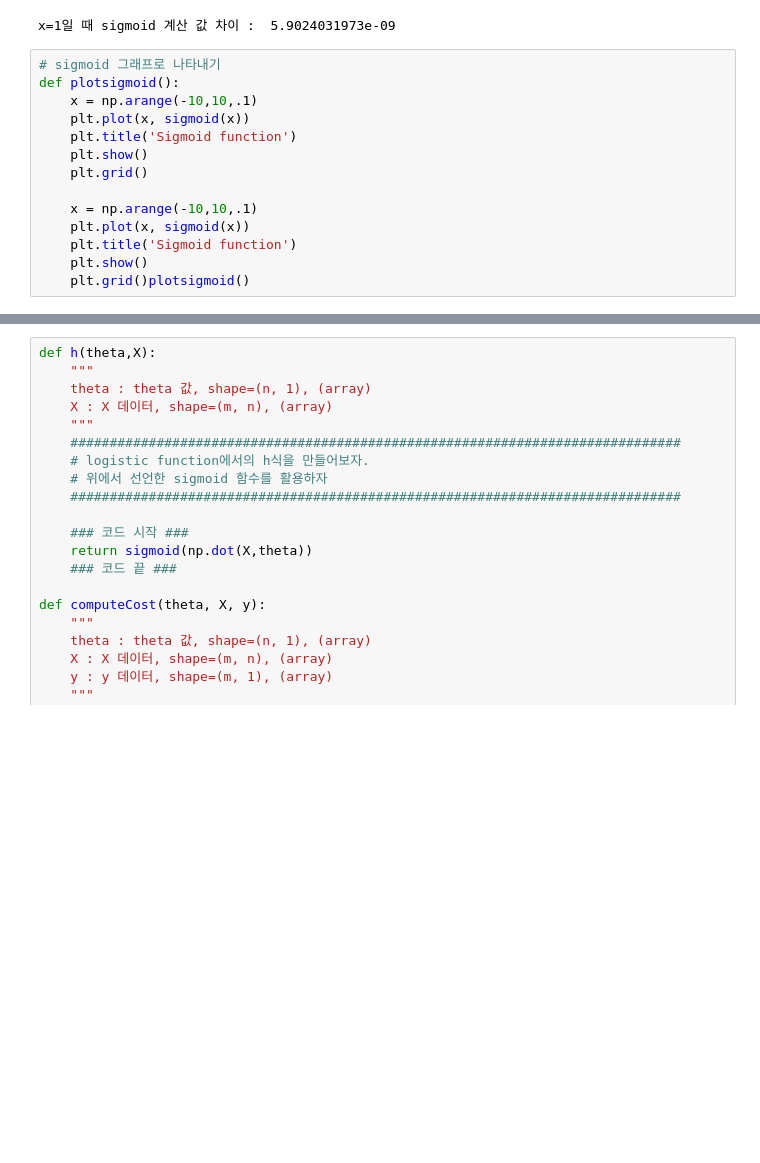
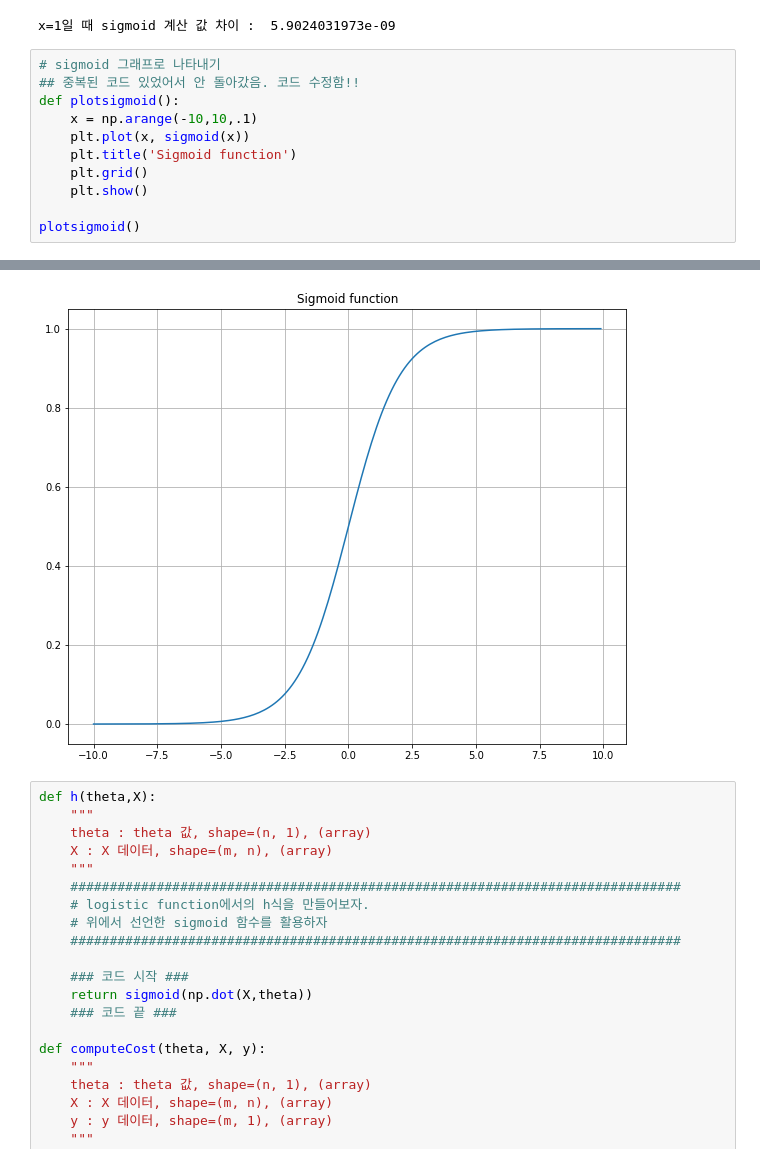
Before and after one commit to kymkh0902/studyroom, a Jupyter notebook: Lecture/Machine learning/Code/ex2/ex2.ipynb, the cells around one changed output, grey strips where cells are left out. Saved outputs shown, nothing was run; the diff lists cells and outputs as text; blank space fills up the shorter version.

```diff
--- a/Lecture/Machine learning/Code/ex2/ex2.ipynb
+++ b/Lecture/Machine learning/Code/ex2/ex2.ipynb
@@ -104,16 +107,13 @@ print("x=1일 때 sigmoid 계산 값 차이 : ", rel_error(sigmoid(1), 0.7310585
 x=1일 때 sigmoid 계산 값 차이 :  5.9024031973e-09
 # %%
 # sigmoid 그래프로 나타내기
+## 중복된 코드 있었어서 안 돌아갔음. 코드 수정함!!
 def plotsigmoid():
     x = np.arange(-10,10,.1)
     plt.plot(x, sigmoid(x))
     plt.title('Sigmoid function')
+    plt.grid()
     plt.show()
-    plt.grid()
 
-    x = np.arange(-10,10,.1)
-    plt.plot(x, sigmoid(x))
-    plt.title('Sigmoid function')
-    plt.show()
-    plt.grid()plotsigmoid()
+plotsigmoid()
 # %% [output]
@@ -121,3 +120,4 @@ SyntaxError: invalid syntax (<ipython-input-55-2339e20001d9>, line 13)
+[figure, added]
 # %%
 def h(theta,X):
     """
```
Also changed, not shown: parts of 19 cells of this notebook.
